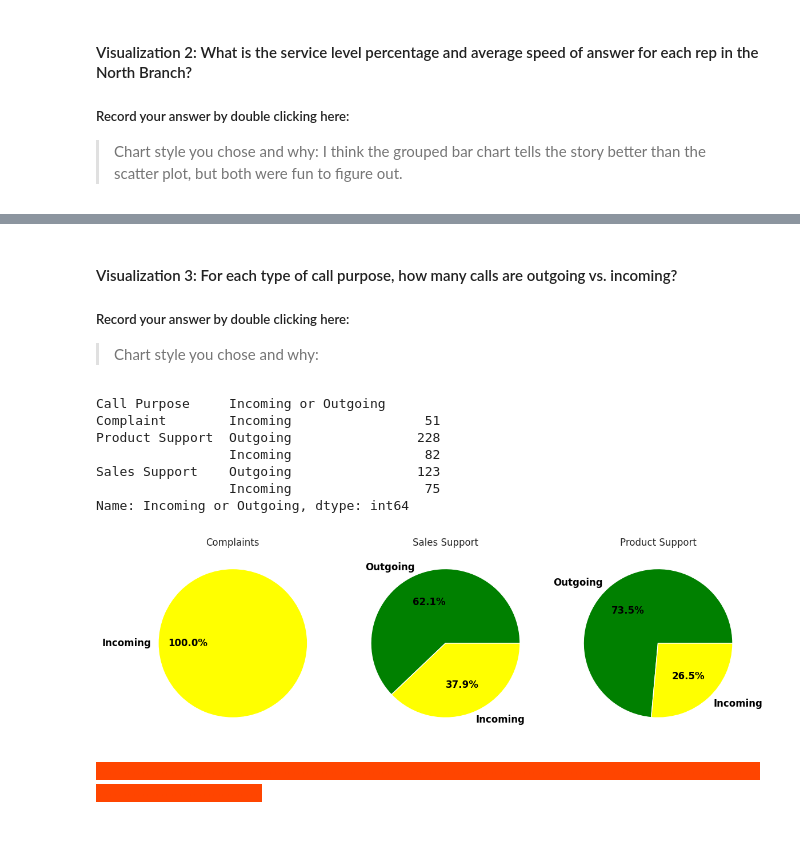
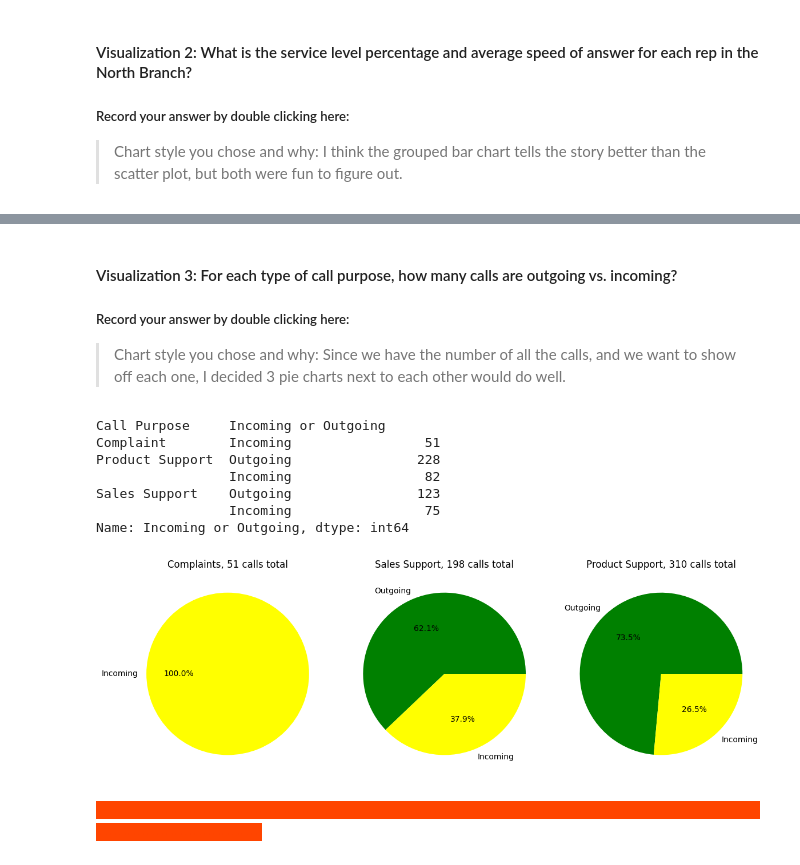
Before and after one commit to e3la/call-center-cleanup-assignment, a Jupyter notebook: Call_Center_Cleanup.ipynb, the cells around one changed output, grey strips where cells are left out. Cells and saved outputs as stored; diff of their text form; code cells hidden in the pictures; blank space fills up the shorter version.

Commit message:
next to summarize the work

```diff
--- a/Call_Center_Cleanup.ipynb
+++ b/Call_Center_Cleanup.ipynb
@@ -629,6 +622,7 @@ plt.show()
 ##### Record your answer by double clicking here:
 
 > Chart style you chose and why:
+Since we have the number of all the calls, and we want to show off each one, I decided 3 pie charts next to each other would do well.
 # %%
 # Create visualization 3 here:
 # The three dictionaries, complaints, sales_support, and product_support, have the information you need
@@ -643,45 +637,56 @@ sales_support = purpose_counts["Sales Support"].to_dict()
 product_support = purpose_counts["Product Support"].to_dict()
 
 #Your Code Here:
-fig, (ax1, ax2, ax3) = plt.subplots(1,3, figsize=(12, 4))
+fig, (complaintpie, salespie, productpie) = plt.subplots(1,3, figsize=(12, 4))
+#I want the 3 pie charts next to each other
 
 complaints_labels = list(complaints.keys())
 complaints_values = list(complaints.values())
+#make variables of what is being graphed so it can be graphed
 
 colors0 = ['yellow','green']
 colors1 = ['green','yellow']
+#the first instance only has one color, and it should match the outgoing, but since there is only outcoming it was looking green, and so I flipped it in the coloring of the graphs
 
-ax1.pie(complaints_values, labels=complaints_labels, colors=colors0, autopct='%1.1f%%', textprops={'fontsize': 12, 'color': 'black', 'weight': 'bold'})
-
+complaintpie.pie(complaints_values, labels=complaints_labels, colors=colors0, autopct='%1.1f%%')
+#this is my complaints pie chart, with values and labels and a color and percent showing
 
 sales_labels = list(sales_support.keys())
 sales_values = list(sales_support.values())
 
-ax2.pie(sales_values, labels=sales_labels, colors=colors1, autopct='%1.1f%%', textprops={'fontsize': 12, 'color': 'black', 'weight': 'bold'})
+salespie.pie(sales_values, labels=sales_labels, colors=colors1, autopct='%1.1f%%')
+#this is my sales pie chart, with values and labels and a color and percent showing
+
 
 
 product_labels = list(product_support.keys())
 product_values = list(product_support.values())
 
-ax3.pie(product_values, labels=product_labels, colors=colors1, autopct='%1.1f%%', textprops={'fontsize': 12, 'color': 'black', 'weight': 'bold'})
+productpie.pie(product_values, labels=product_labels, colors=colors1, autopct='%1.1f%%')
 
-ax1.set_title("Complaints")
-ax2.set_title("Sales Support")
-ax3.set_title("Product Support")
+#this is my product pie chart, with values and labels and a color and percent showing
+
+
+complaintpie.set_title("Complaints, 51 calls total")
+salespie.set_title("Sales Support, 198 calls total")
+productpie.set_title("Product Support, 310 calls total")
+
+#these are the pie chart titles, which also just says how many calls there were
+#I looked into making all the pie charts different sizes from each other, but it wasn't worth it
 
 plt.tight_layout()
 plt.show()
 
 # Create the bar chart using Seaborn
 # %% [output]
 Call Purpose     Incoming or Outgoing
 Complaint        Incoming                 51
 Product Support  Outgoing                228
                  Incoming                 82
 Sales Support    Outgoing                123
                  Incoming                 75
 Name: Incoming or Outgoing, dtype: int64
-[figure, old version]
+[figure, new version]
 # %% [markdown]
 <span style="background-color:orangered; color:orangered;">- - - - - - - - - - - - - - - - - - - - - - - - - - - - - - - - - - - - - - - - - - - - - - - - - - - - - - - - - - - - - - - - - - - - - - - - - - - - - - - - - - - - - - - - -</span>
 # %% [markdown]
```
Also changed, not shown: parts of 3 cells of this notebook.
